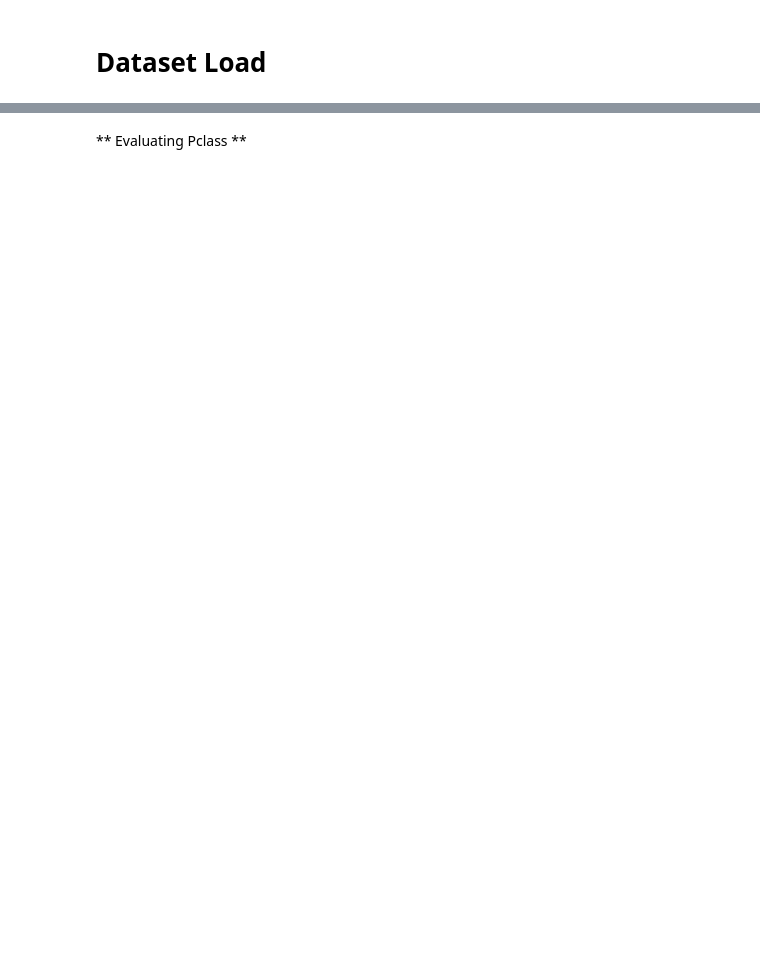
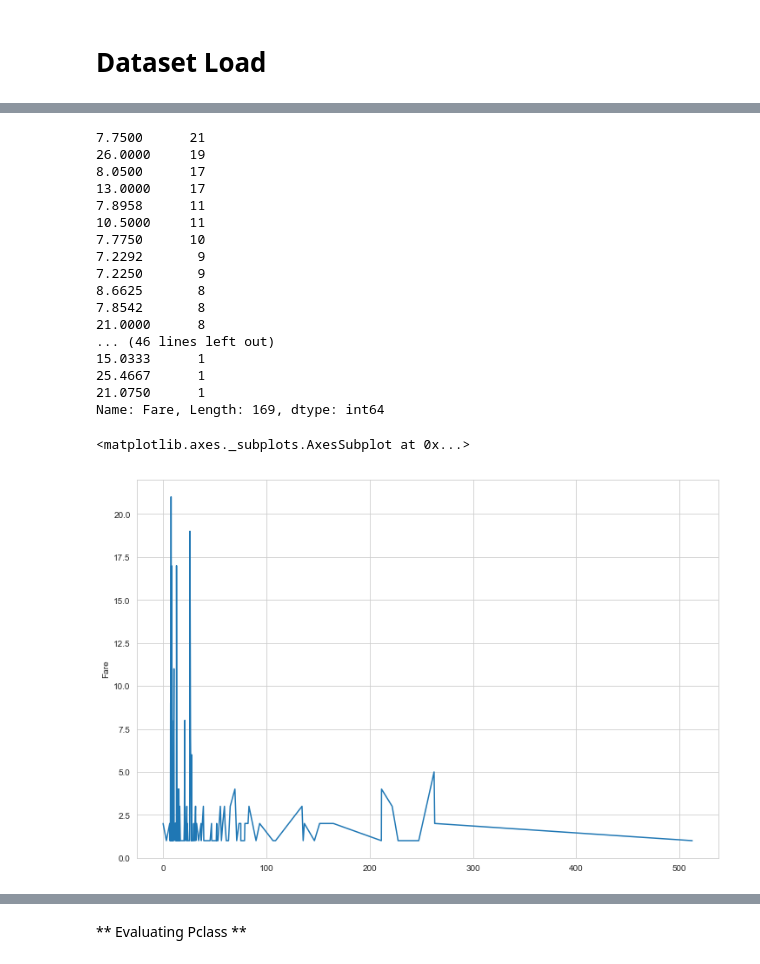
Before and after one commit to aksmiyazaki/machine_learning, a Jupyter notebook: kaggle/titanic/titanic_work-RandomForests.ipynb, the cells around one changed output, grey strips where cells are left out. Saved outputs shown, nothing was run; the diff lists cells and outputs as text; code cells hidden in the pictures; blank space fills up the shorter version.

```diff
--- a/kaggle/titanic/titanic_work-RandomForests.ipynb
+++ b/kaggle/titanic/titanic_work-RandomForests.ipynb
@@ -64,0 +233,26 @@ sns.heatmap(df_train.corr(), annot=True)
+# %%
+plt.figure(figsize=(12,8))
+print(df_test['Fare'].value_counts())
+sns.lineplot(x=df_test['Fare'].value_counts().index, y=df_test['Fare'].value_counts(), data=df_test)
+# Same behavior as seen before.
+# Let's evaluate the top 10.
+# %% [output]
+7.7500      21
+26.0000     19
+8.0500      17
+13.0000     17
+7.8958      11
+10.5000     11
+7.7750      10
+7.2292       9
+7.2250       9
+8.6625       8
+7.8542       8
+21.0000      8
+... (46 lines left out)
+15.0333      1
+25.4667      1
+21.0750      1
+Name: Fare, Length: 169, dtype: int64
+<matplotlib.axes._subplots.AxesSubplot at 0x...>
+[figure, added]
```
Also changed, not shown: parts of 69 cells of this notebook, 2 other files.
